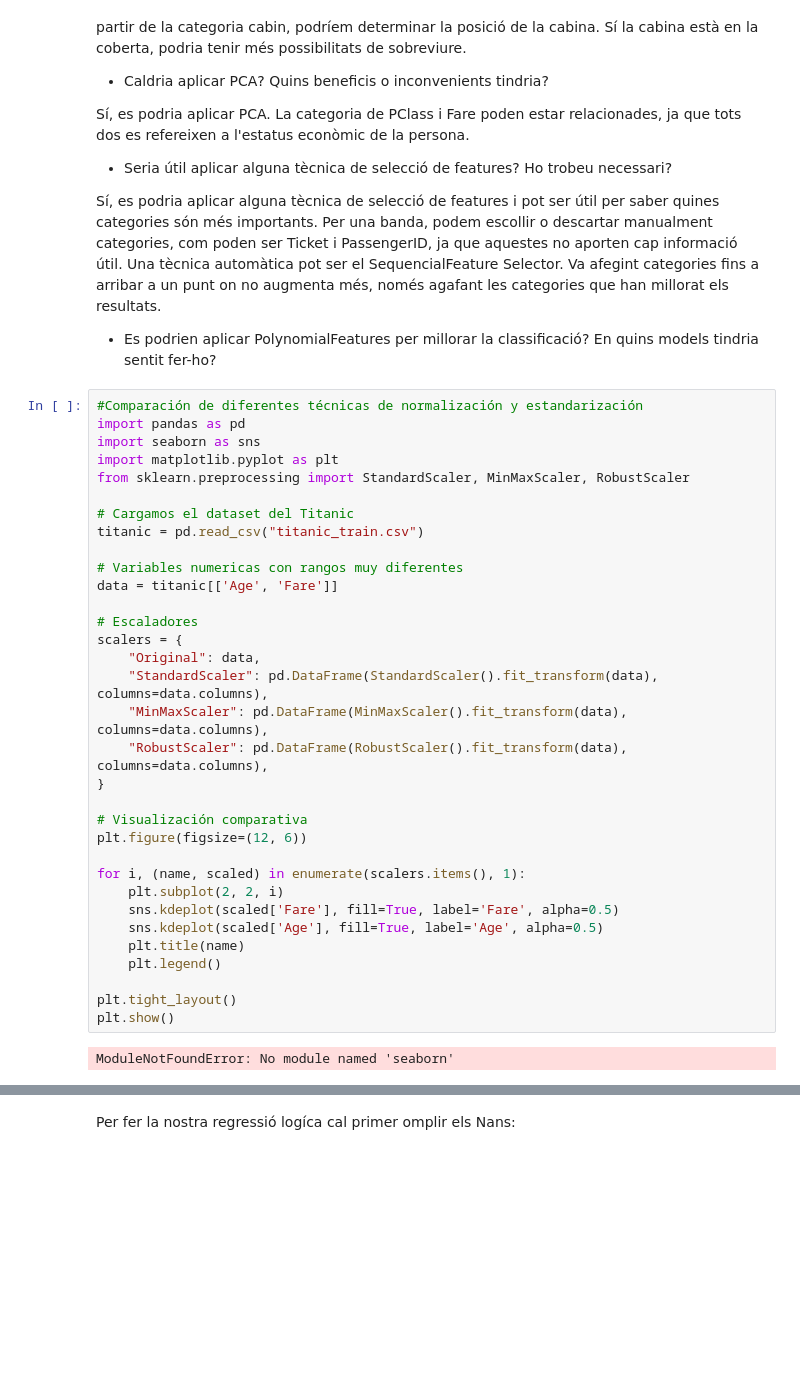
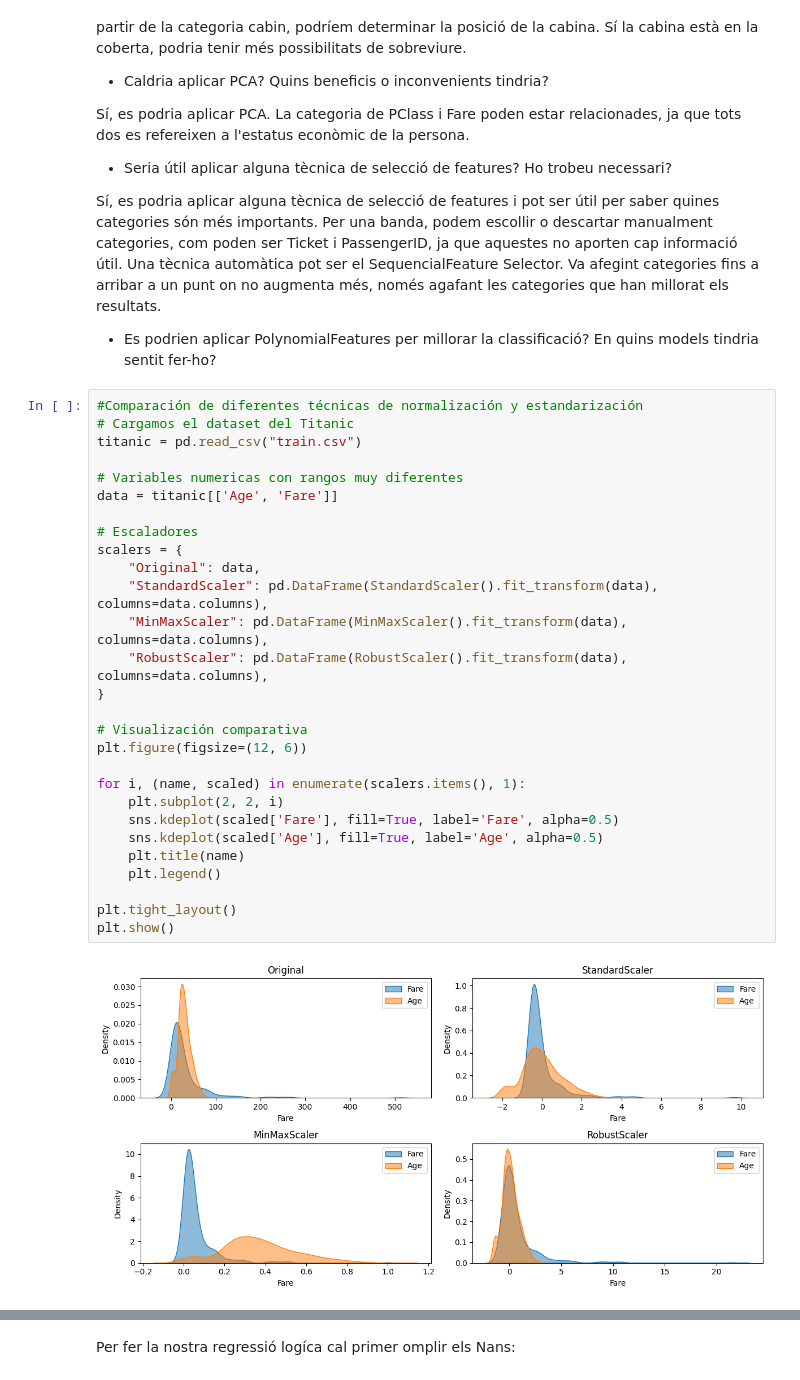
Before and after one commit to Emparans/titanico, a Jupyter notebook: APC_Practica_1_2025.ipynb, the cells around one changed output, grey strips where cells are left out. Cells and saved outputs as stored; diff of their text form; blank space fills up the shorter version.

```diff
--- a/APC_Practica_1_2025.ipynb
+++ b/APC_Practica_1_2025.ipynb
@@ -192,39 +209,34 @@ Una tècnica automàtica pot ser el SequencialFeature Selector. Va afegint categ
 - Es podrien aplicar PolynomialFeatures per millorar la classificació? En quins models tindria sentit fer-ho?
 # %%
 #Comparación de diferentes técnicas de normalización y estandarización
-import pandas as pd
-import seaborn as sns
-import matplotlib.pyplot as plt
-from sklearn.preprocessing import StandardScaler, MinMaxScaler, RobustScaler
-
 # Cargamos el dataset del Titanic
-titanic = pd.read_csv("titanic_train.csv")
+titanic = pd.read_csv("train.csv")
 
 # Variables numericas con rangos muy diferentes
 data = titanic[['Age', 'Fare']]
 
 # Escaladores
 scalers = {
     "Original": data,
     "StandardScaler": pd.DataFrame(StandardScaler().fit_transform(data), columns=data.columns),
     "MinMaxScaler": pd.DataFrame(MinMaxScaler().fit_transform(data), columns=data.columns),
     "RobustScaler": pd.DataFrame(RobustScaler().fit_transform(data), columns=data.columns),
 }
 
 # Visualización comparativa
 plt.figure(figsize=(12, 6))
 
 for i, (name, scaled) in enumerate(scalers.items(), 1):
     plt.subplot(2, 2, i)
     sns.kdeplot(scaled['Fare'], fill=True, label='Fare', alpha=0.5)
     sns.kdeplot(scaled['Age'], fill=True, label='Age', alpha=0.5)
     plt.title(name)
     plt.legend()
 
 plt.tight_layout()
 plt.show()
 # %% [output]
-ModuleNotFoundError: No module named 'seaborn'
+[figure, added]
 # %% [markdown]
 ### 3. Selecció de mètriques – **1.5 punts**
 
```
Also changed, not shown: parts of 11 cells of this notebook.
